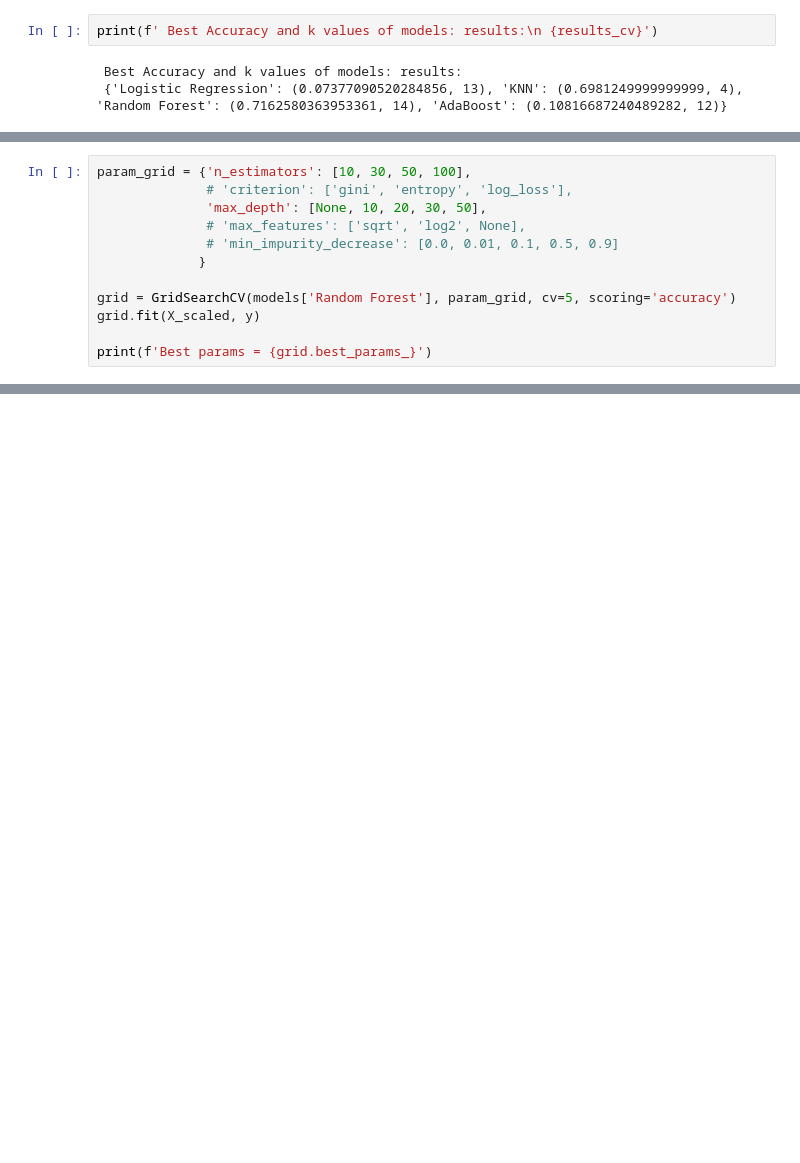
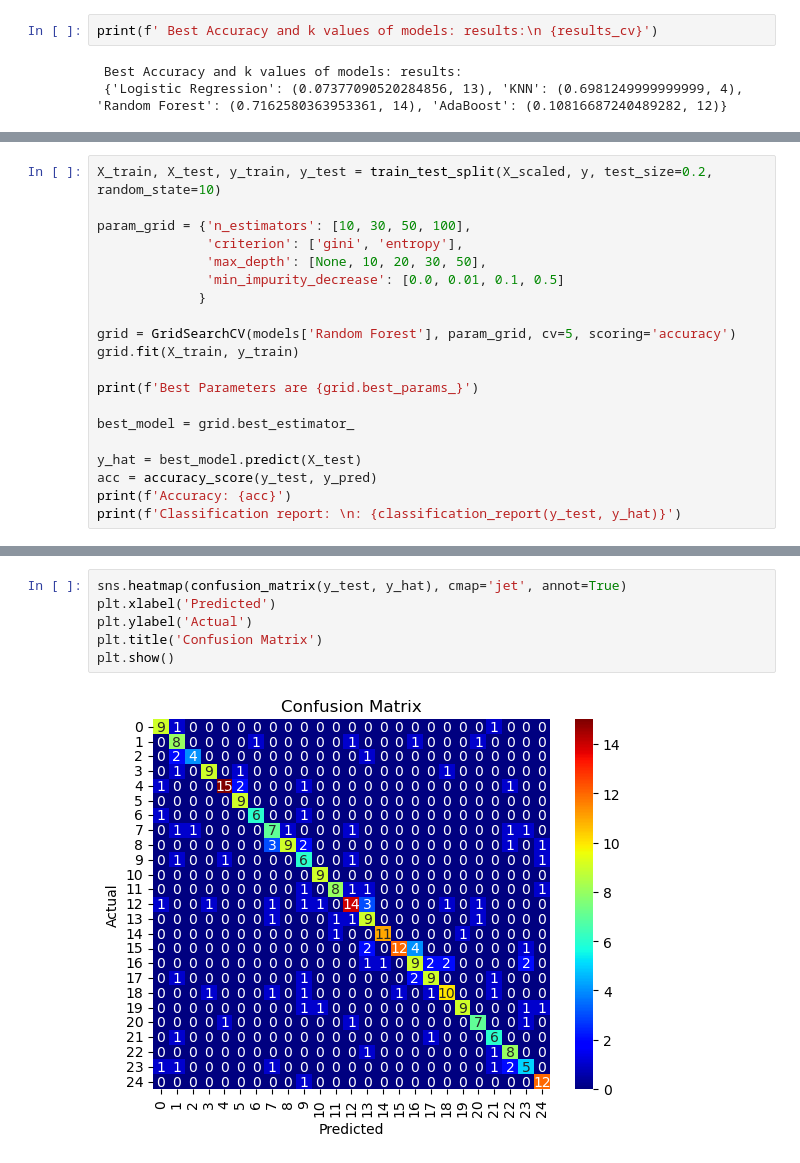
Before and after one commit to wolstone/CMSE381-Project, a Jupyter notebook: temp.ipynb, the cells around one changed output, grey strips where cells are left out. Saved outputs shown, nothing was run; the diff lists cells and outputs as text; blank space fills up the shorter version.

```diff
--- a/temp.ipynb
+++ b/temp.ipynb
@@ -210,12 +193,0 @@ print(f' Best Accuracy and k values of models: results:\n {results_pca_cv}')
-# %%
-param_grid = {'n_estimators': [10, 30, 50, 100],
-              # 'criterion': ['gini', 'entropy', 'log_loss'],
-              'max_depth': [None, 10, 20, 30, 50],
-              # 'max_features': ['sqrt', 'log2', None],
-              # 'min_impurity_decrease': [0.0, 0.01, 0.1, 0.5, 0.9]
-             }
-
-grid = GridSearchCV(models['Random Forest'], param_grid, cv=5, scoring='accuracy')
-grid.fit(X_scaled, y)
-
-print(f'Best params = {grid.best_params_}')
@@ -248,0 +296,20 @@ plt.show()
+# %%
+X_train, X_test, y_train, y_test = train_test_split(X_scaled, y, test_size=0.2, random_state=10)
+
+param_grid = {'n_estimators': [10, 30, 50, 100],
+              'criterion': ['gini', 'entropy'],
+              'max_depth': [None, 10, 20, 30, 50],
+              'min_impurity_decrease': [0.0, 0.01, 0.1, 0.5]
+             }
+
+grid = GridSearchCV(models['Random Forest'], param_grid, cv=5, scoring='accuracy')
+grid.fit(X_train, y_train)
+
+print(f'Best Parameters are {grid.best_params_}')
+
+best_model = grid.best_estimator_
+
+y_hat = best_model.predict(X_test)
+acc = accuracy_score(y_test, y_pred)
+print(f'Accuracy: {acc}')
+print(f'Classification report: \n: {classification_report(y_test, y_hat)}')
@@ -248,0 +334,8 @@ plt.show()
+# %%
+sns.heatmap(confusion_matrix(y_test, y_hat), cmap='jet', annot=True)
+plt.xlabel('Predicted')
+plt.ylabel('Actual')
+plt.title('Confusion Matrix')
+plt.show()
+# %% [output]
+[figure, added]
```
Also changed, not shown: parts of 12 cells of this notebook.
